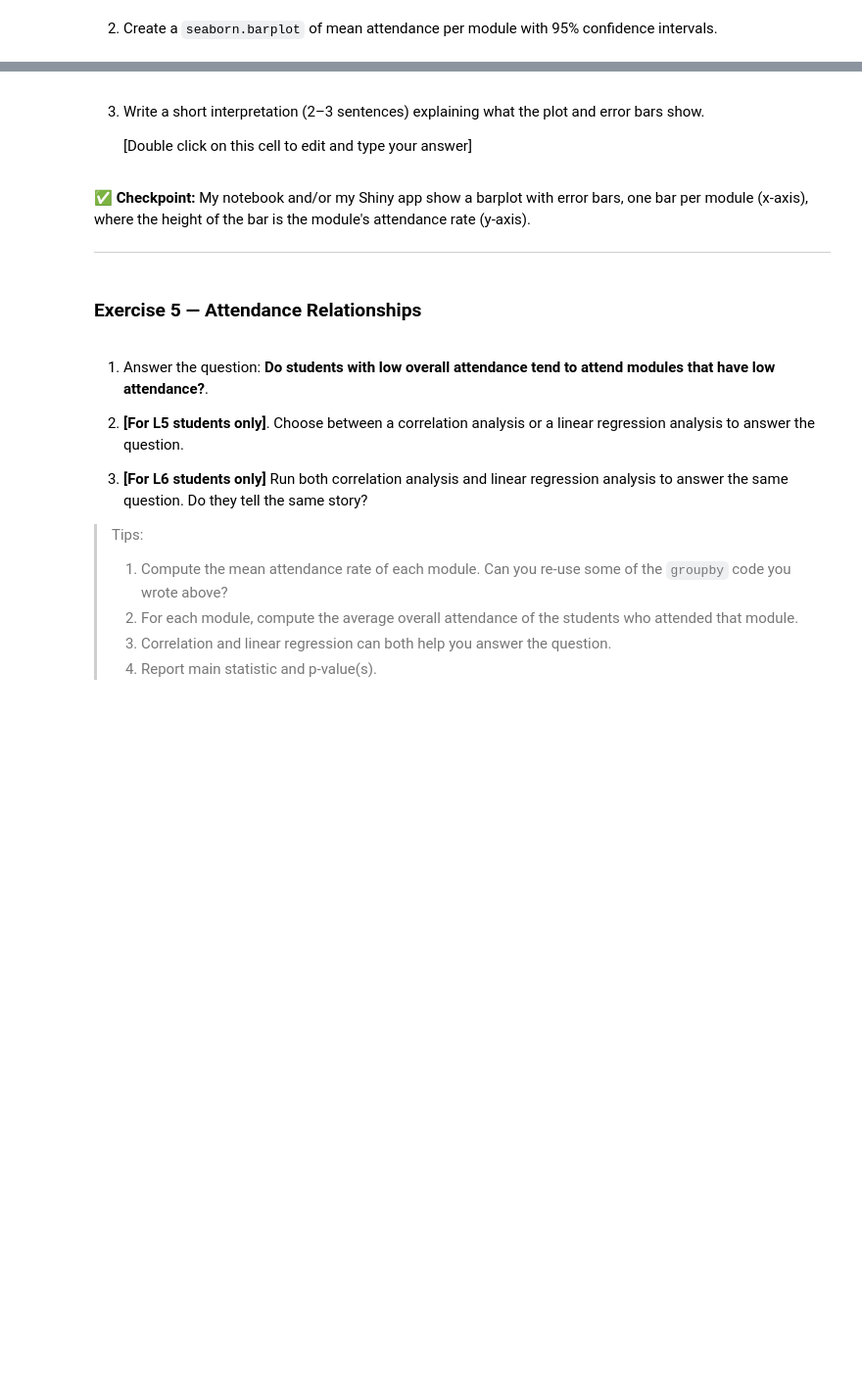
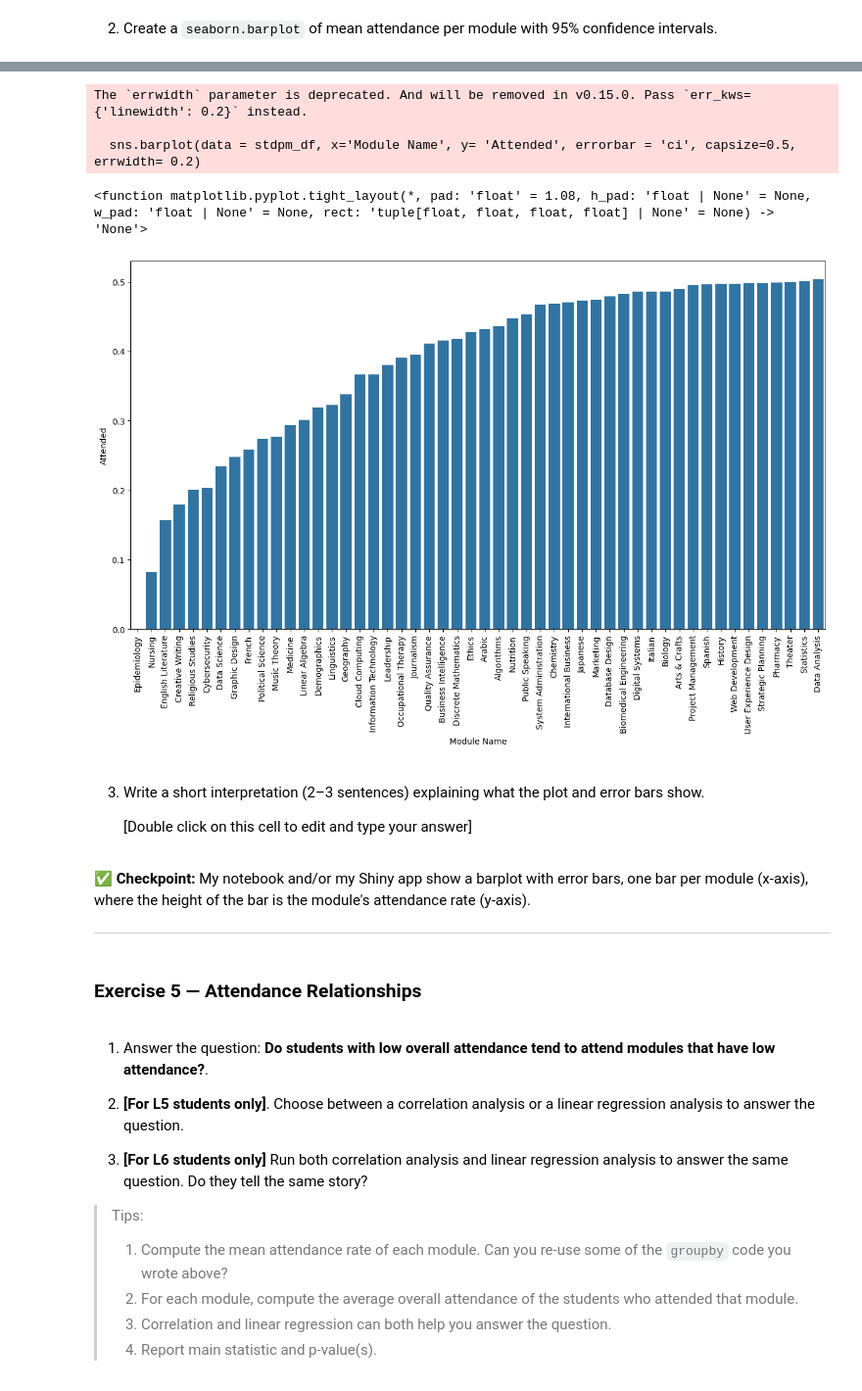
Before and after one commit to shayeliza/datascience_mid_term_sum, a Jupyter notebook: summative1.ipynb, the cells around one changed output, grey strips where cells are left out. Shown at 98% size. Saved outputs shown, nothing was run; the diff lists cells and outputs as text; code cells hidden in the pictures; blank space fills up the shorter version.

Commit message:
successful seaborn plot - pre error bars!

```diff
--- a/summative1.ipynb
+++ b/summative1.ipynb
@@ -593,0 +600,11 @@ df
+# %%
+#PLAN
+#use groupby to group modules rather than names this time
+modules_grouped = df.groupby('Module Name')
+
+# then make a for loop where for each module, calculate the mean avg attendance and append it to column "overall module attendance avg"
+for module_name, group in modules_grouped:  #for each unique module in the grouped modules
+    #calculate the mean avg attendance
+    module_avg = group['Attended'].mean()
+    #add this average to all rows for this module
+    df.loc[group.index, 'overall module attendance avg'] = module_avg
@@ -593,0 +646,3 @@ df
+# %%
+stdpm = df.groupby('Module Name')['Attended'].std()
+stdpm # mean attendance per module
@@ -594,2 +667,5 @@ df
 # %% [markdown]
 2. Create a `seaborn.barplot` of mean attendance per module with 95% confidence intervals.
+# %%
+stdpm_df = stdpm.sort_values().to_frame() # im sorting them from lowest to highest so that when I plot, the trend is much easier to interpret.
+stdpm_df
@@ -596,6 +691,18 @@ df
 # %%
 # your code here
-...
+import seaborn as sns
+import matplotlib.pyplot as plt
+
+plt.figure(figsize=(15,8))
+sns.barplot(data = stdpm_df, x='Module Name', y= 'Attended', errorbar = 'ci', capsize=0.5, errwidth= 0.2)
+plt.xticks(rotation = 90)
+plt.tight_layout
+# %% [output]
+The `errwidth` parameter is deprecated. And will be removed in v0.15.0. Pass `err_kws={'linewidth': 0.2}` instead.
+
+  sns.barplot(data = stdpm_df, x='Module Name', y= 'Attended', errorbar = 'ci', capsize=0.5, errwidth= 0.2)
+<function matplotlib.pyplot.tight_layout(*, pad: 'float' = 1.08, h_pad: 'float | None' = None, w_pad: 'float | None' = None, rect: 'tuple[float, float, float, float] | None' = None) -> 'None'>
+[figure, added]
 # %% [markdown]
 3. Write a short interpretation (2–3 sentences) explaining what the plot and error bars show.
 
```
Also changed, not shown: parts of 9 cells of this notebook.
